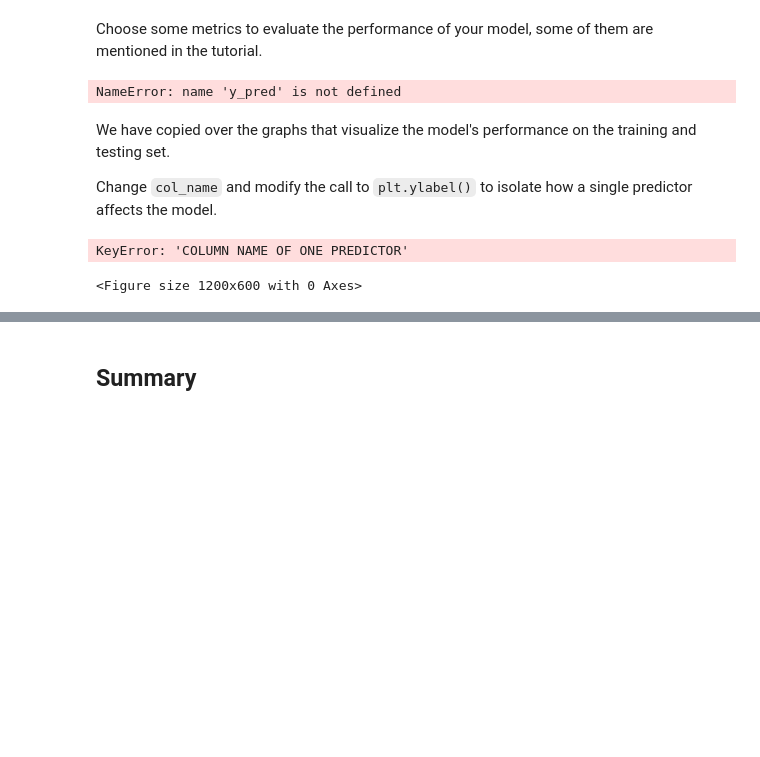
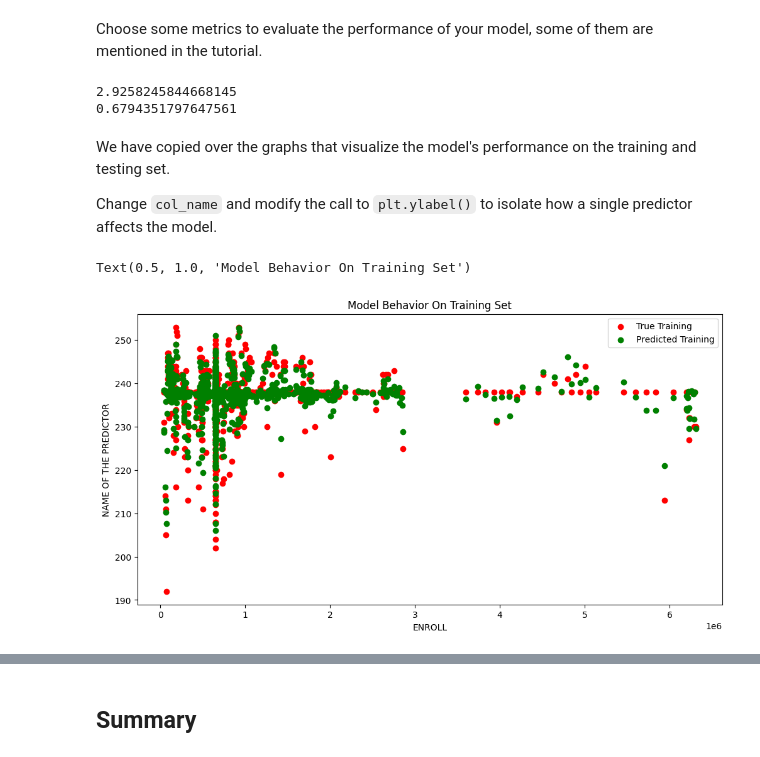
Before and after one commit to daehwanyoo/MDST-Tutorial, a Jupyter notebook: tutorial1/checkpoint1.ipynb, the cells around one changed output, grey strips where cells are left out. Saved outputs shown, nothing was run; the diff lists cells and outputs as text; code cells hidden in the pictures; blank space fills up the shorter version.

```diff
--- a/tutorial1/checkpoint1.ipynb
+++ b/tutorial1/checkpoint1.ipynb
@@ -194,3 +166,13 @@ y = df['AVG_MATH_4_SCORE']
+# %%
+numeric_cols = df.select_dtypes(include=[np.number]).columns
+categorical_cols = df.select_dtypes(exclude=[np.number]).columns
+numeric_imputer = SimpleImputer(strategy='median')
+df_numeric_imputed = pd.DataFrame(numeric_imputer.fit_transform(df[numeric_cols]), columns=numeric_cols)
+df_imputed = pd.concat([df_numeric_imputed, df[categorical_cols]], axis=1)
+
+
+X = df_imputed.drop(['AVG_MATH_4_SCORE', 'PRIMARY_KEY', 'STATE', 'YEAR'], axis=1)
+y = df_imputed['AVG_MATH_4_SCORE']
 # %%
 # X_train, X_test, y_train, y_test = train_test_split(
 #      X, y, test_size=, random_state=42)
@@ -240,26 +219,32 @@ LinearRegression does not accept missing values encoded as NaN natively. For sup
 ## Evaluation
 # %% [markdown]
 Choose some metrics to evaluate the performance of your model, some of them are mentioned in the tutorial.
-# %%
-accuracy = accuracy_score(y_test, y_pred)
-# %% [output]
-NameError: name 'y_pred' is not defined
+# %%
+from sklearn.metrics import mean_squared_error, r2_score
+
+rmse = mean_squared_error(y_test, y_pred, squared=False)
+print(rmse)
+r2 = r2_score(y_test, y_pred)
+print(r2)
+# %% [output]
+2.9258245844668145
+0.6794351797647561
 # %% [markdown]
 We have copied over the graphs that visualize the model's performance on the training and testing set.
 
 Change `col_name` and modify the call to `plt.ylabel()` to isolate how a single predictor affects the model.
 # %%
-col_name = 'COLUMN NAME OF ONE PREDICTOR'
+col_name = 'ENROLL'
 
 f = plt.figure(figsize=(12,6))
 plt.scatter(X_train[col_name], y_train, color = "red")
 plt.scatter(X_train[col_name], model.predict(X_train), color = "green")
 
 plt.legend(['True Training','Predicted Training'])
 plt.xlabel(col_name)
 plt.ylabel('NAME OF THE PREDICTOR')
 plt.title("Model Behavior On Training Set")
 # %% [output]
-KeyError: 'COLUMN NAME OF ONE PREDICTOR'
+Text(0.5, 1.0, 'Model Behavior On Training Set')
-<Figure size 1200x600 with 0 Axes>
+[figure, added]
 # %%
```
Also changed, not shown: parts of 13 cells of this notebook, 1 other file.
